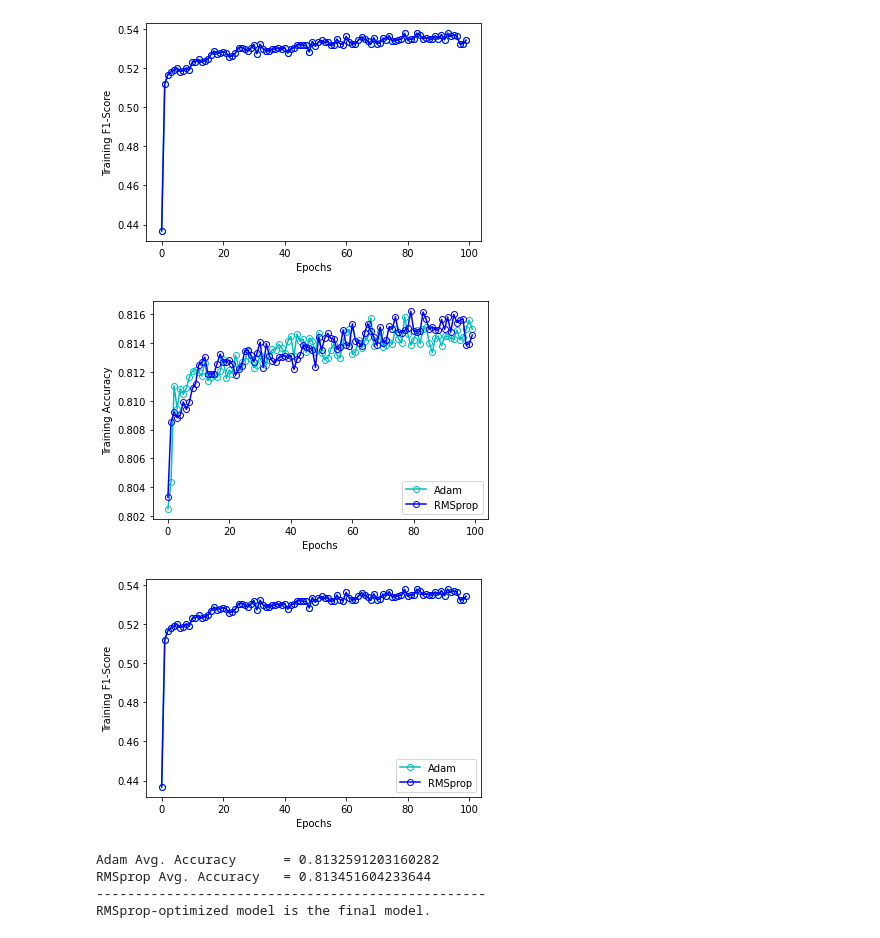
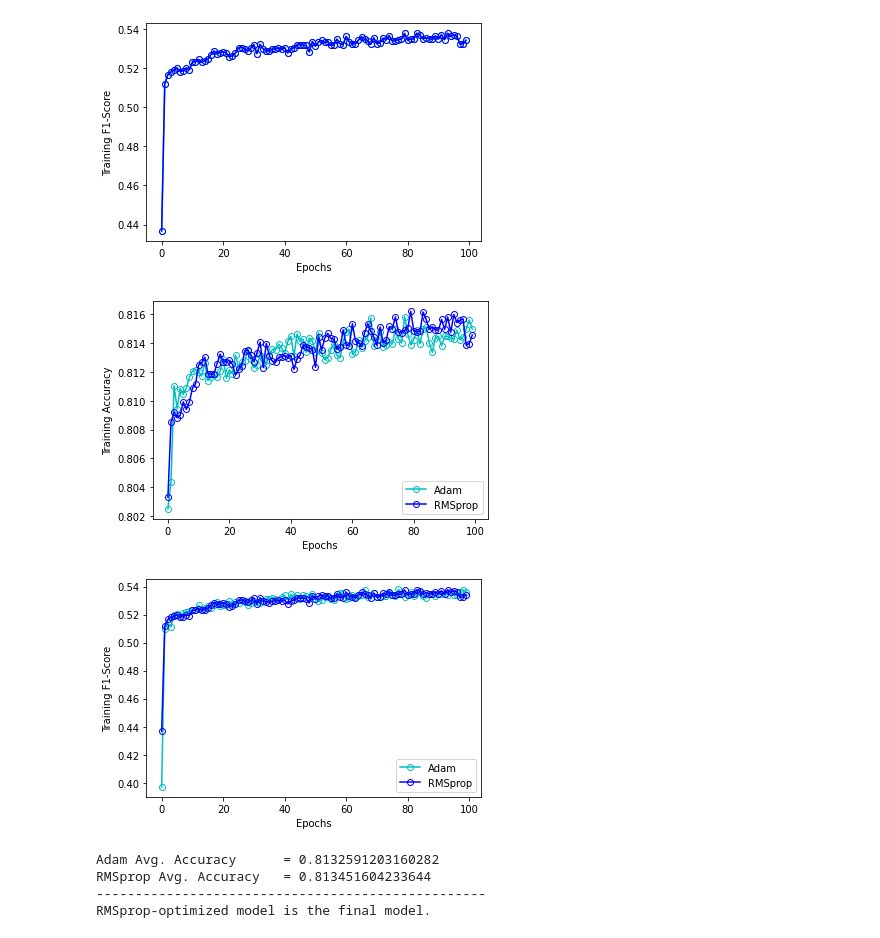
Before and after one commit to manikd31/NLP_Assignment2, a Jupyter notebook: NLP_assignment2.ipynb, the cells around one changed output. Drawn from its saved outputs; the diff is of its cells as text; code cells hidden in the pictures.

```diff
--- a/NLP_assignment2.ipynb
+++ b/NLP_assignment2.ipynb
@@ -692,20 +692,20 @@ Epoch 1
 # %%
 plt.plot(plot_epochs, all_acc1, 'oc-', fillstyle='none', label='Adam')
 plt.plot(plot_epochs, all_acc2, 'ob-', fillstyle='none', label='RMSprop')
 plt.xlabel('Epochs')
 plt.ylabel('Training Accuracy')
 plt.legend(loc='lower right')
 plt.show()
 
-plt.plot(plot_epochs, all_f12, 'oc-', fillstyle='none', label='Adam')
+plt.plot(plot_epochs, all_f11, 'oc-', fillstyle='none', label='Adam')
 plt.plot(plot_epochs, all_f12, 'ob-', fillstyle='none', label='RMSprop')
 plt.xlabel('Epochs')
 plt.ylabel('Training F1-Score')
 plt.legend(loc='lower right')
 plt.show()
 # %% [output]
 [figure]
-[figure, old version]
+[figure, new version]
 # %%
 ## We will choose the model with higher average training accuracy as
 ## our final model implemented in PyTorch
```
